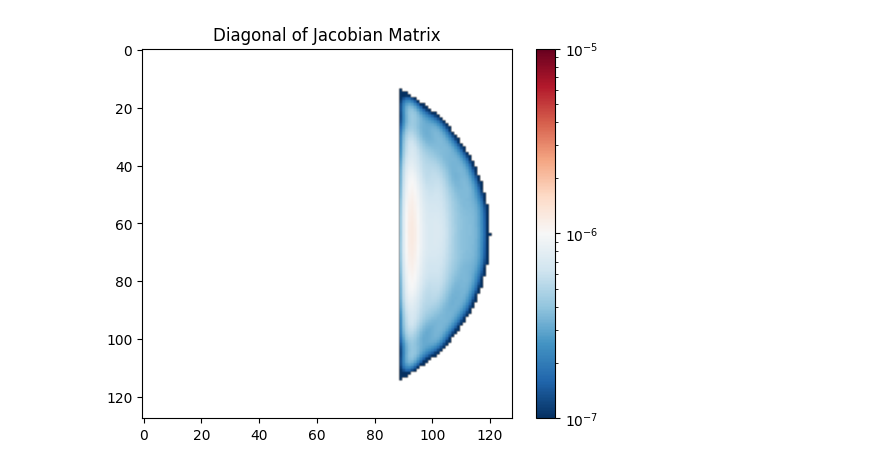
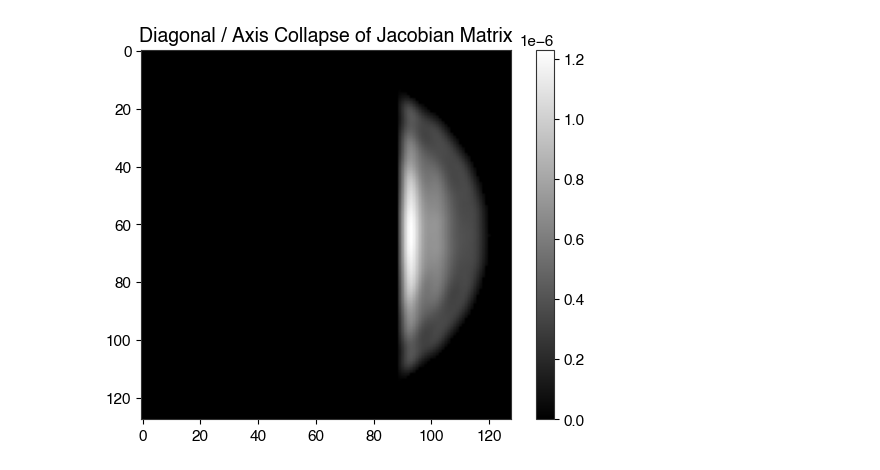
Before and after one commit to Jashcraf/san_and_furious, a Jupyter notebook: algo_test.ipynb, the cells around one changed output. Cells and saved outputs as stored; diff of their text form; code cells hidden in the pictures.

```diff
--- a/algo_test.ipynb
+++ b/algo_test.ipynb
@@ -3,11 +3,14 @@ import os
 import numpy as np
 import matplotlib.pyplot as plt
 from matplotlib.colors import LogNorm
+import hwostyle
+hwostyle.use("light")
 
 from san import (
     CoronagraphModel,
     SpeckleAreaNulling,
-    MinStepNulling
+    MinStepNulling,
+    LagStepNulling
 )
 # %%
 # init model
@@ -59,0 +148,35 @@ plt.colorbar()
+# %%
+LAG_ITERS = 10
+# Init furious nuller
+nuller = LagStepNulling(model, forget=1, eps=0.5)
+lag_contrast_history = [nuller.contrast]
+lag_exposure_history = [0]
+
+
+pre_lag = nuller.last_image
+
+# Warm up with SAN step
+for i in range(1):
+    nuller.san_step(gain=1)
+    lag_contrast_history.append(nuller.contrast)
+    lag_exposure_history.append(lag_exposure_history[-1] + 5)
+
+# warm up with SAN steps
+for i in range(LAG_ITERS):
+    nuller.lag_step()
+    lag_contrast_history.append(nuller.contrast)
+    lag_exposure_history.append(lag_exposure_history[-1] + 2)
+
+
+plt.figure(figsize=[10, 5])
+plt.subplot(121)
+plt.title(f"Pre-LAG")
+plt.imshow(pre_lag, cmap="inferno", norm=norm)
+plt.colorbar()
+
+post_lag = nuller.last_image
+
+plt.subplot(122)
+plt.title(F"Post-LAG, {LAG_ITERS} iter")
+plt.imshow(post_lag, cmap="inferno", norm=norm)
+plt.colorbar()
@@ -72,10 +204,10 @@ plt.show()
 # %%
 jacobian = np.zeros([128, 128])
 jacobian[nuller.dz] = nuller.kappa_cos
 plt.figure()
-plt.title("Diagonal of Jacobian Matrix")
-plt.imshow(jacobian, cmap="RdBu_r", norm=LogNorm(vmin=1e-7, vmax=1e-5))
+plt.title("Diagonal / Axis Collapse of Jacobian Matrix")
+plt.imshow(jacobian, cmap="gray", norm=None)
 plt.colorbar()
 plt.show()
 # %% [output]
-[figure, old version]
+[figure, new version]
```
Also changed, not shown: parts of 11 cells of this notebook, 1 other file.
